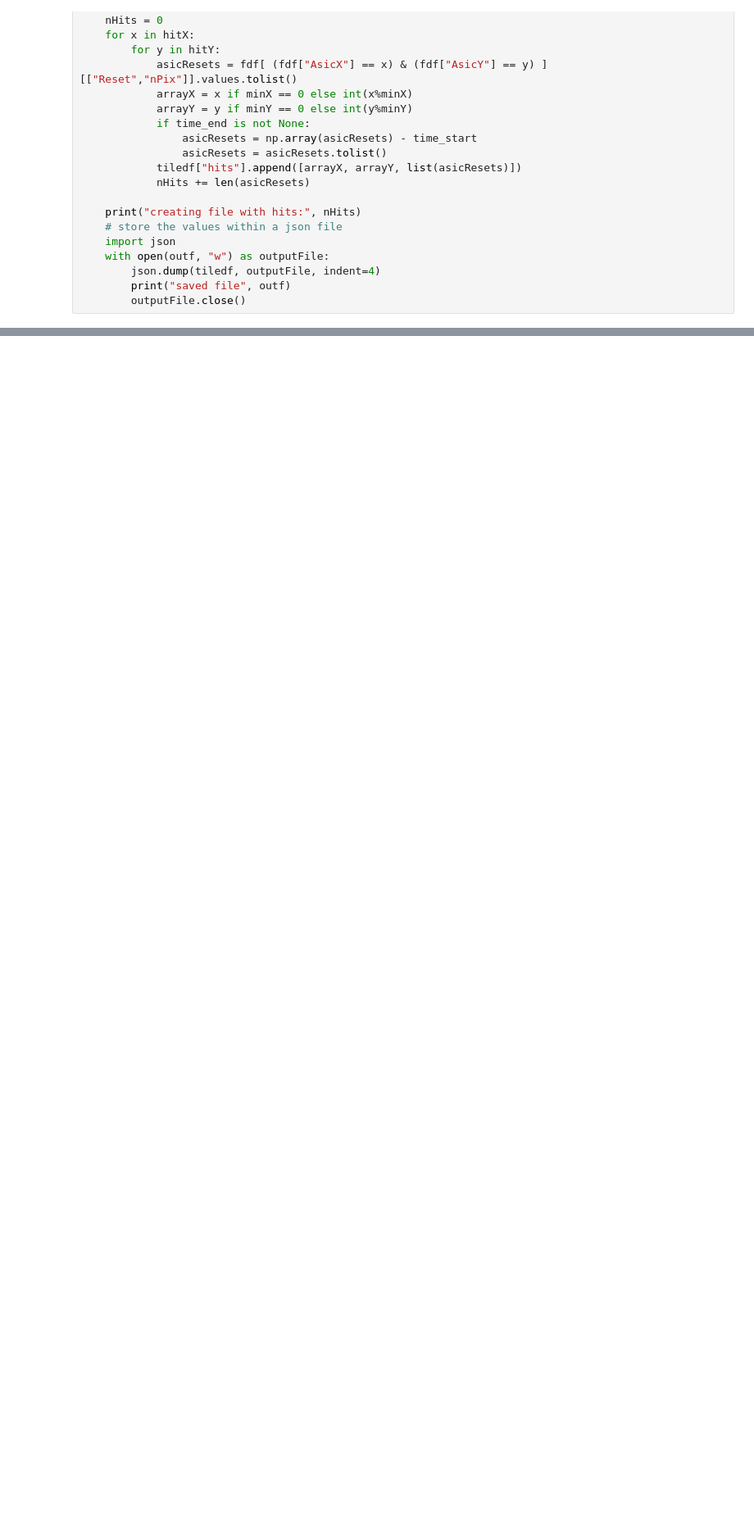
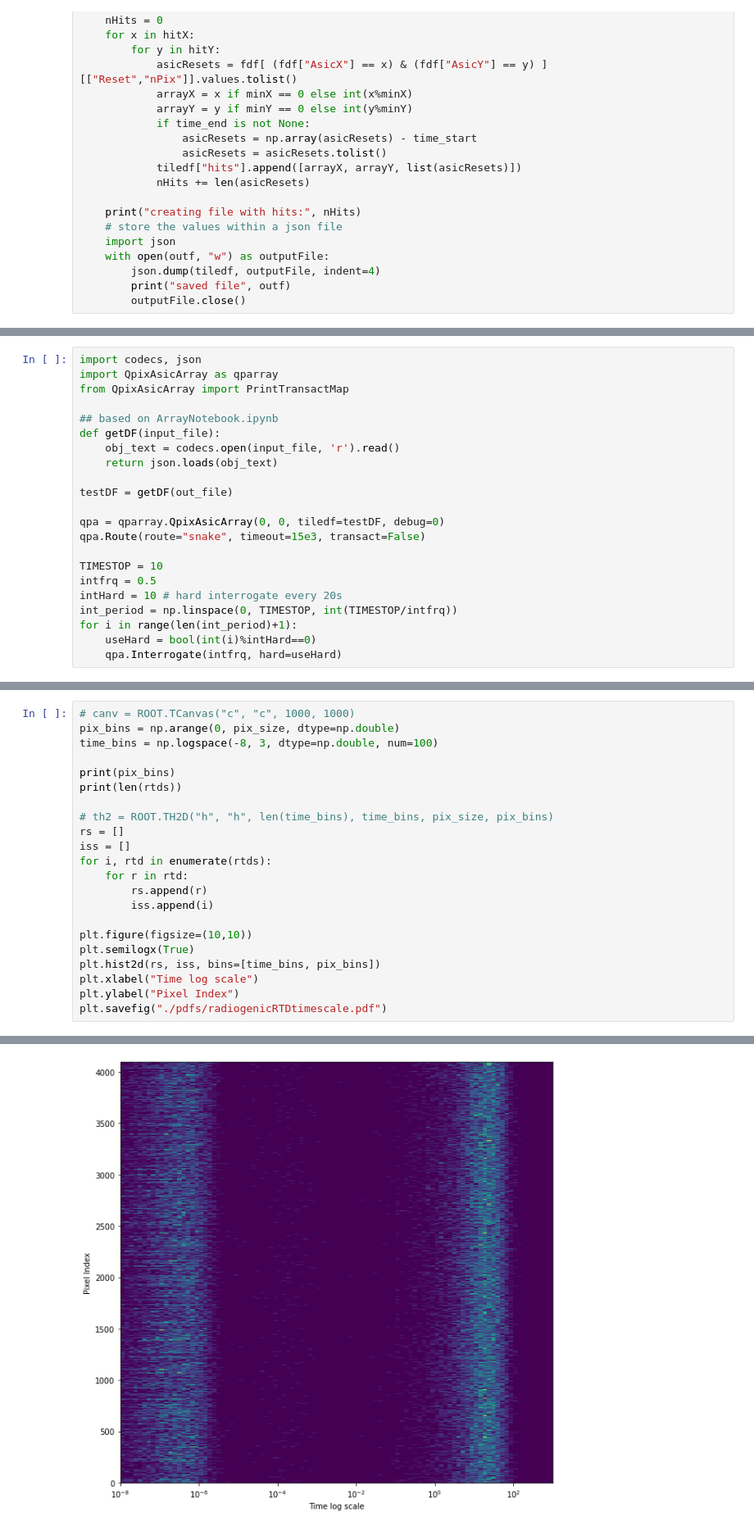
Before and after one commit to kkeefe/neutAna, a Jupyter notebook: simulation-software/notebooks/1ks_analysis.ipynb, the cells around one changed output, grey strips where cells are left out. Shown: that part at 82% size. Drawn from its saved outputs; the diff is of its cells as text; blank space fills up the shorter version.

```diff
--- a/simulation-software/notebooks/1ks_analysis.ipynb
+++ b/simulation-software/notebooks/1ks_analysis.ipynb
@@ -280 +291,23 @@ creating file with hits: 3825
 saved file /mnt/c/Users/keefe/OneDrive/Documents/root_temp/jsons/1k_rtd_data_200-210.json
+# %%
+import codecs, json
+import QpixAsicArray as qparray
+from QpixAsicArray import PrintTransactMap
+
+## based on ArrayNotebook.ipynb
+def getDF(input_file):
+    obj_text = codecs.open(input_file, 'r').read()
+    return json.loads(obj_text)
+
+testDF = getDF(out_file)
+
+qpa = qparray.QpixAsicArray(0, 0, tiledf=testDF, debug=0)
+qpa.Route(route="snake", timeout=15e3, transact=False)
+
+TIMESTOP = 10
+intfrq = 0.5
+intHard = 10 # hard interrogate every 20s
+int_period = np.linspace(0, TIMESTOP, int(TIMESTOP/intfrq))
+for i in range(len(int_period)+1):
+    useHard = bool(int(i)%intHard==0)
+    qpa.Interrogate(intfrq, hard=useHard)
@@ -280,0 +375,23 @@ saved file /mnt/c/Users/keefe/OneDrive/Documents/root_temp/jsons/1k_rtd_data_200
+# %%
+# canv = ROOT.TCanvas("c", "c", 1000, 1000)
+pix_bins = np.arange(0, pix_size, dtype=np.double)
+time_bins = np.logspace(-8, 3, dtype=np.double, num=100)
+
+print(pix_bins)
+print(len(rtds))
+
+# th2 = ROOT.TH2D("h", "h", len(time_bins), time_bins, pix_size, pix_bins)
+rs = []
+iss = []
+for i, rtd in enumerate(rtds):
+    for r in rtd:
+        rs.append(r)
+        iss.append(i)
+
+plt.figure(figsize=(10,10))
+plt.semilogx(True)
+plt.hist2d(rs, iss, bins=[time_bins, pix_bins])
+plt.xlabel("Time log scale")
+plt.ylabel("Pixel Index")
+plt.savefig("./pdfs/radiogenicRTDtimescale.pdf")
+# %% [output]
@@ -280,0 +400 @@ saved file /mnt/c/Users/keefe/OneDrive/Documents/root_temp/jsons/1k_rtd_data_200
+[figure, added]
```
Also changed, not shown: parts of 10 cells of this notebook, 7 other files.
